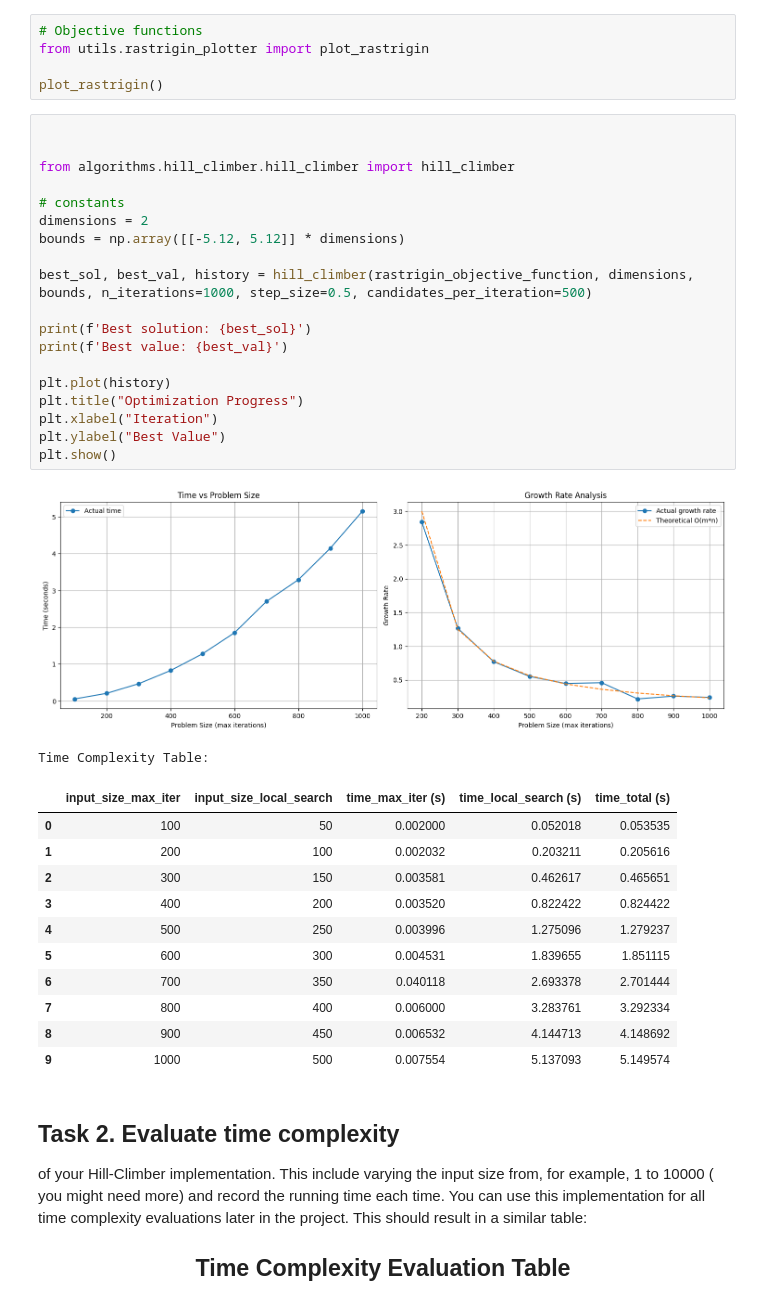
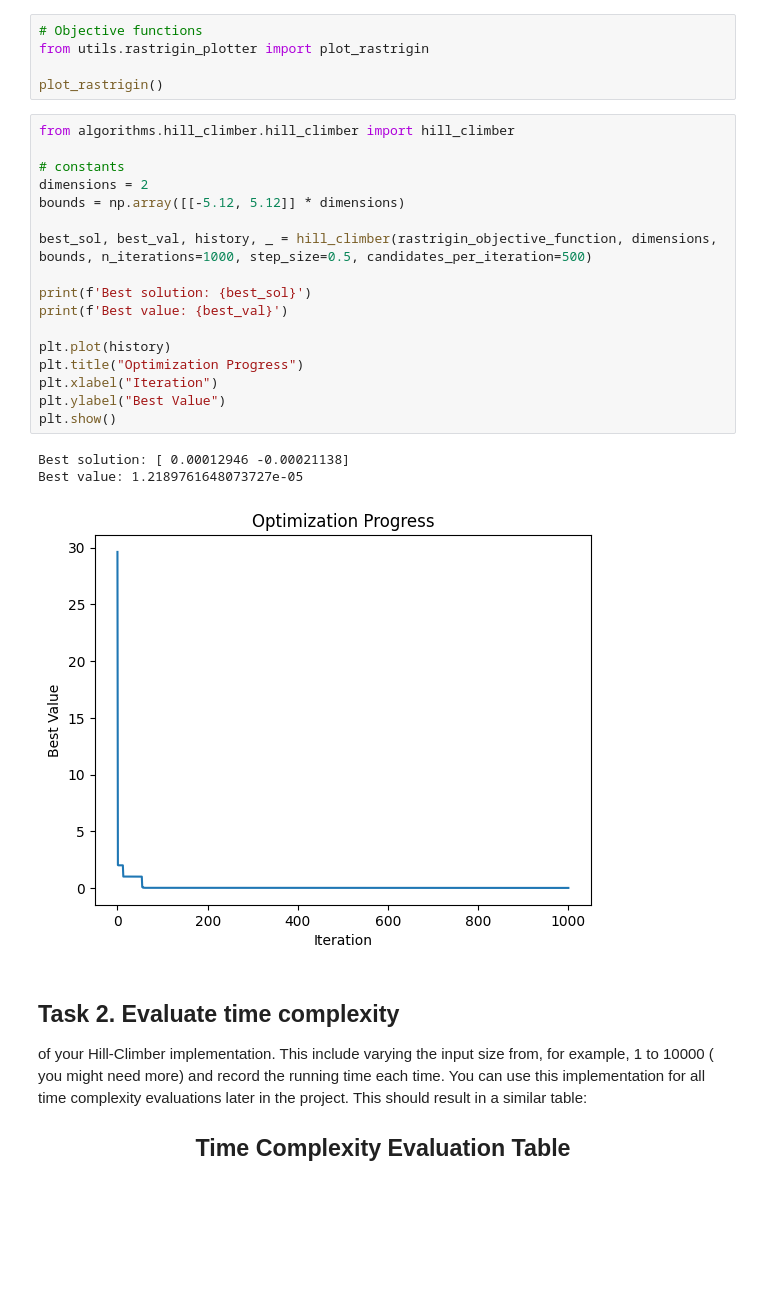
Before and after one commit to ImraKocis/optimization-algorithms-based-on-evolutionary-computing, a Jupyter notebook: ProjectGuide.ipynb, the cells around one changed output. Drawn from its saved outputs; the diff is of its cells as text; blank space fills up the shorter version.

Commit message:
wip: fixed bugs with pso, added graphs and evaluation functions for testing, evaluation not yet done

```diff
--- a/ProjectGuide.ipynb
+++ b/ProjectGuide.ipynb
@@ -231,38 +231,26 @@ from utils.rastrigin_plotter import plot_rastrigin
 
 plot_rastrigin()
 # %%
-
-
 from algorithms.hill_climber.hill_climber import hill_climber
 
 # constants
 dimensions = 2
 bounds = np.array([[-5.12, 5.12]] * dimensions)
 
-best_sol, best_val, history = hill_climber(rastrigin_objective_function, dimensions, bounds, n_iterations=1000, step_size=0.5, candidates_per_iteration=500)
+best_sol, best_val, history, _ = hill_climber(rastrigin_objective_function, dimensions, bounds, n_iterations=1000, step_size=0.5, candidates_per_iteration=500)
 
 print(f'Best solution: {best_sol}')
 print(f'Best value: {best_val}')
 
 plt.plot(history)
 plt.title("Optimization Progress")
 plt.xlabel("Iteration")
 plt.ylabel("Best Value")
 plt.show()
 # %% [output]
+Best solution: [ 0.00012946 -0.00021138]
+Best value: 1.2189761648073727e-05
-[figure, old version]
+[figure, new version]
-Time Complexity Table:
-|  | input_size_max_iter | input_size_local_search | time_max_iter (s) | time_local_search (s) | time_total (s) |
-| 0 | 100 | 50 | 0.002000 | 0.052018 | 0.053535 |
-| 1 | 200 | 100 | 0.002032 | 0.203211 | 0.205616 |
-| 2 | 300 | 150 | 0.003581 | 0.462617 | 0.465651 |
-| 3 | 400 | 200 | 0.003520 | 0.822422 | 0.824422 |
-| 4 | 500 | 250 | 0.003996 | 1.275096 | 1.279237 |
-| 5 | 600 | 300 | 0.004531 | 1.839655 | 1.851115 |
-| 6 | 700 | 350 | 0.040118 | 2.693378 | 2.701444 |
-| 7 | 800 | 400 | 0.006000 | 3.283761 | 3.292334 |
-| 8 | 900 | 450 | 0.006532 | 4.144713 | 4.148692 |
-| 9 | 1000 | 500 | 0.007554 | 5.137093 | 5.149574 |
 # %% [markdown]
 <h2> Task 2. Evaluate time complexity</h2> of your Hill-Climber implementation. This include varying the input size from, for example, 1 to 10000 ( you might need more) and record the running time each time. You can use this implementation for all time complexity evaluations later in the project. This should result in a similar table: <br>
 <h2 style="text-align: center;">Time Complexity Evaluation Table</h2>
```
Also changed, not shown: parts of 1 cell of this notebook, 5 other files.
